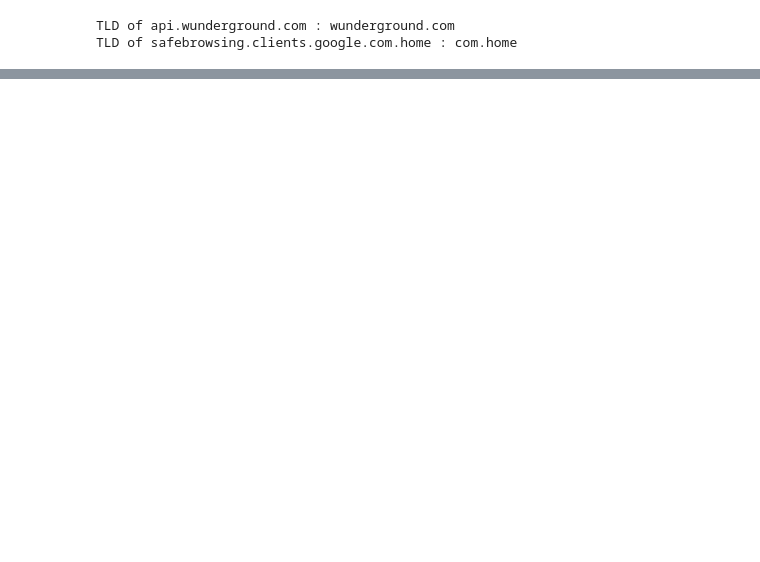
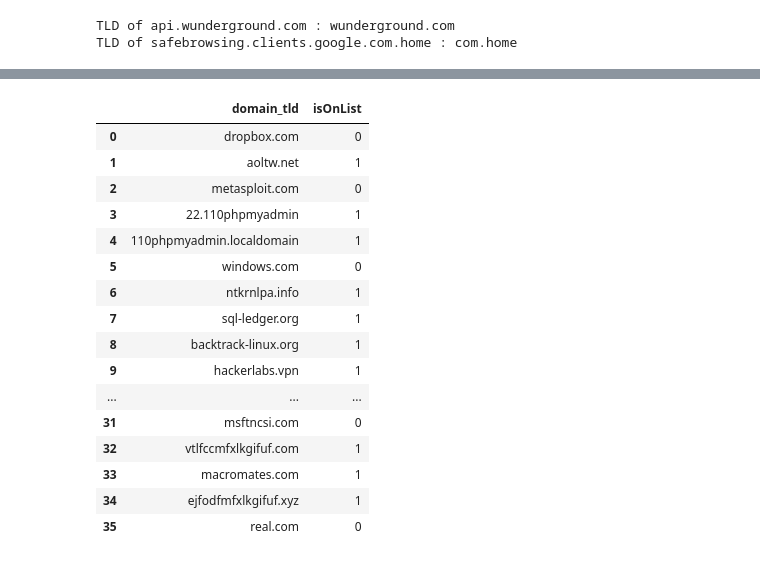
Before and after one commit to moraleseoscar/HuntingWithDS, a Jupyter notebook: HuntingWithDataScience.ipynb, the cells around one changed output, grey strips where cells are left out. Cells and saved outputs as stored; diff of their text form; code cells hidden in the pictures; blank space fills up the shorter version.

```diff
--- a/HuntingWithDataScience.ipynb
+++ b/HuntingWithDataScience.ipynb
@@ -175,0 +222,48 @@ See the caveats in the documentation: https://pandas.pydata.org/pandas-docs/stab
+# %%
+import csv
+
+def domain_expert(tld):
+    """
+    Function to check if a given TLD is present in the list of one million TLDs.
+
+    Args:
+    - tld (str): The TLD to be checked.
+
+    Returns:
+    - int: 0 if the TLD is present in the list, 1 if it's not.
+    """
+    with open('top-1m.csv', 'r') as file:
+        reader = csv.reader(file)
+        for row in reader:
+            if row[1] == tld:
+                return 0
+    return 1
+
+# Create a list of dictionaries with the results
+results_list = []
+for tld in resultado_filtrado_sin_duplicados:
+    results_list.append({'domain_tld': tld, 'isOnList': domain_expert(tld)})
+
+# Create a DataFrame from the list of dictionaries
+df_domain_experts = pd.DataFrame(results_list)
+
+# Display the resulting DataFrame
+df_domain_experts
+# %% [output]
+|  | domain_tld | isOnList |
+| 0 | dropbox.com | 0 |
+| 1 | aoltw.net | 1 |
+| 2 | metasploit.com | 0 |
+| 3 | 22.110phpmyadmin | 1 |
+| 4 | 110phpmyadmin.localdomain | 1 |
+| 5 | windows.com | 0 |
+| 6 | ntkrnlpa.info | 1 |
+| 7 | sql-ledger.org | 1 |
+| 8 | backtrack-linux.org | 1 |
+| 9 | hackerlabs.vpn | 1 |
+| ... | ... | ... |
+| 31 | msftncsi.com | 0 |
+| 32 | vtlfccmfxlkgifuf.com | 1 |
+| 33 | macromates.com | 1 |
+| 34 | ejfodfmfxlkgifuf.xyz | 1 |
+| 35 | real.com | 0 |
```
Also changed, not shown: parts of 26 cells of this notebook, 4 other files.
